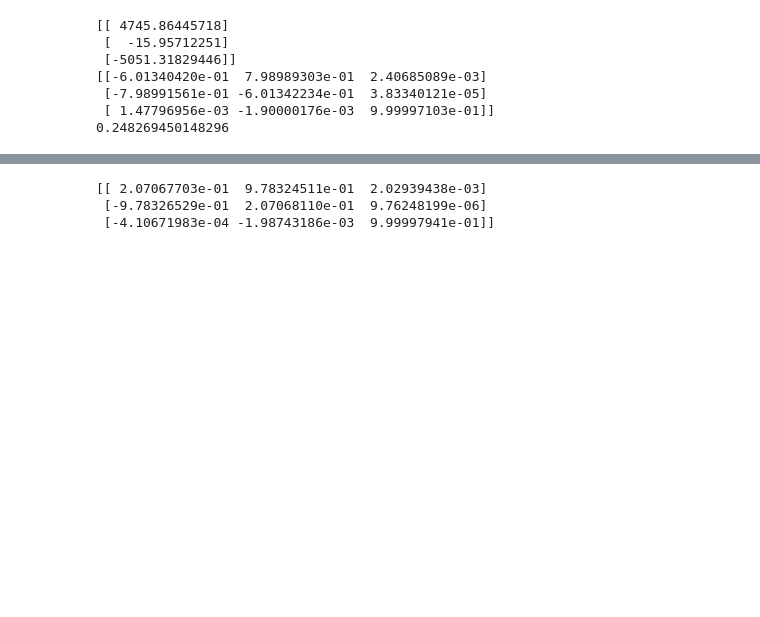
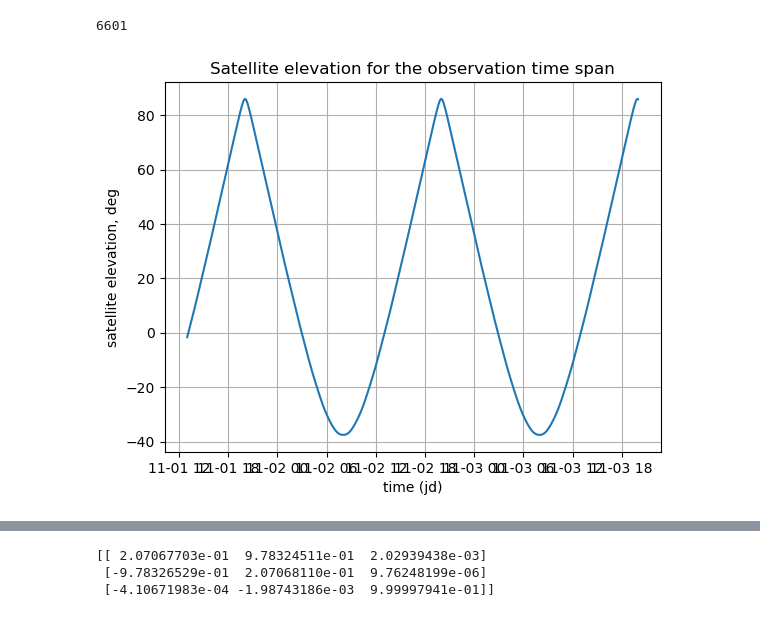
Before and after one commit to ShamilBiktimirov/astro-basics, a Jupyter notebook: python/Pointing routine.ipynb, the cells around one changed output, grey strips where cells are left out. Drawn from its saved outputs; the diff is of its cells as text; code cells hidden in the pictures; blank space fills up the shorter version.

```diff
--- a/python/Pointing routine.ipynb
+++ b/python/Pointing routine.ipynb
@@ -113,20 +311,47 @@ print(julian_dates)
-# %%
-# Transforming satellite position to ECEF frame
-julian_century = (julian_dates[0] - 2451545.0) / 36525.0
-ecef_to_eci_rotation = rotation_matrix_ecef_to_eci(julian_century)
-
-R_ECEF = np.matmul(ecef_to_eci_rotation, np.vstack([positionsX[0], positionsY[0], positionsZ[0]]))
-print(R_ECEF)
-print(ecef_to_eci_rotation)
-print(julian_century)
-# %% [output]
-[[ 4745.86445718]
- [  -15.95712251]
- [-5051.31829446]]
-[[-6.01340420e-01  7.98989303e-01  2.40685089e-03]
- [-7.98991561e-01 -6.01342234e-01  3.83340121e-05]
- [ 1.47796956e-03 -1.90000176e-03  9.99997103e-01]]
-0.248269450148296
+# %%
+# Calculates satellite elevation \beta for the given t_span
+# Check if satellite goes above minimum required elevation
+
+# r_relative = r_sat_eci_array[:, 0] - r_obs_eci_array[:, 0]
+# e_relative = r_relative / np.linalg.norm(r_relative)
+
+# e_sat = r_sat_eci_array[:, 0] / np.linalg.norm(r_sat_eci_array[:, 0])
+
+# elevation = np.pi / 2 - np.arccos(np.dot(e_sat, e_relative))
+
+# print(elevation)
+
+elevation_array = []
+elevation_array_deg = []
+
+print(np.size(r_sat_eci_array, axis=1))
+
+for time_idx in range(np.size(julian_dates)):
+
+    r_relative = r_sat_eci_array[:, time_idx] - r_obs_eci_array[:, time_idx]
+    e_relative = r_relative / np.linalg.norm(r_relative)
+    e_sat = r_sat_eci_array[:, 0] / np.linalg.norm(r_sat_eci_array[:, 0])
+
+    elevation_array.append(np.pi / 2 - np.arccos(np.dot(e_sat, e_relative)))
+    elevation_array_deg.append((np.pi / 2 - np.arccos(np.dot(e_sat, e_relative))) * 180 / np.pi)
+
+condition = elevation_array > np.repeat(0, np.size(julian_dates))
+
+import matplotlib.pyplot as plt
+import numpy as np
+
+fig, ax = plt.subplots()
+ax.plot(julian_dates, elevation_array_deg)
+
+ax.set(xlabel='time (jd)', ylabel='satellite elevation, deg',
+       title='Satellite elevation for the observation time span')
+ax.grid()
+
+fig.savefig("test.png")
+plt.show()
+# %% [output]
+6601
+[figure, added]
 # %%
 import numpy as np
 from calc_local_bases_axes import *
```
Also changed, not shown: parts of 9 cells of this notebook.
